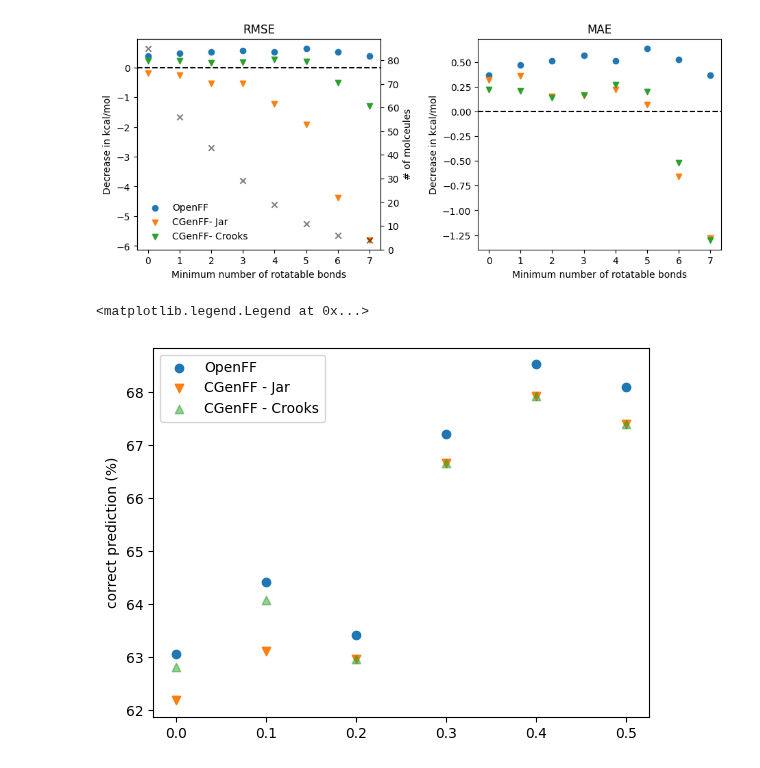
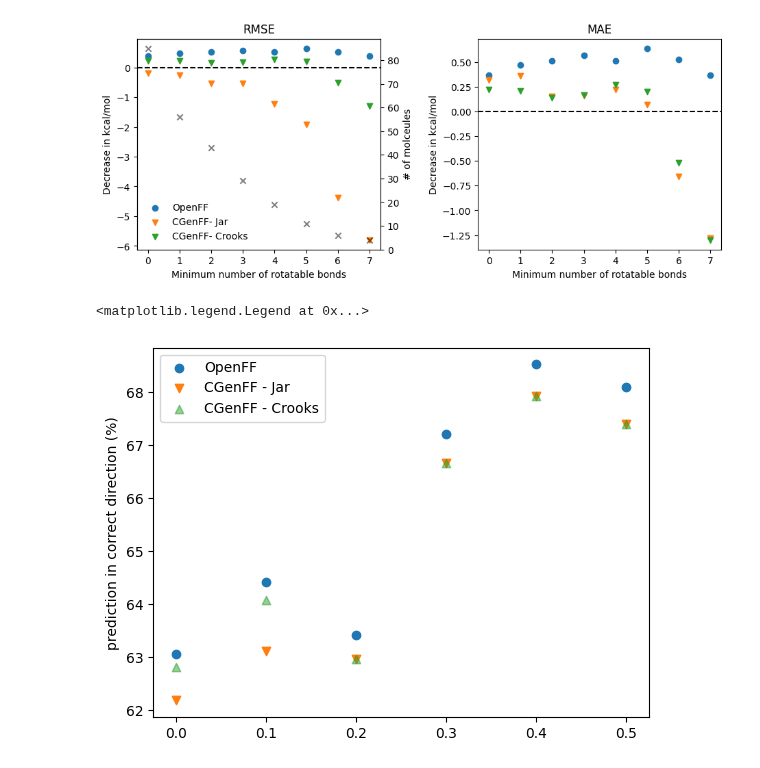
Before and after one commit to JohannesKarwou/notebooks, a Jupyter notebook: combinedDataset.ipynb, the cells around one changed output. Cells and saved outputs as stored; diff of their text form; code cells hidden in the pictures.

```diff
--- a/combinedDataset.ipynb
+++ b/combinedDataset.ipynb
@@ -219,6 +219,7 @@ Requirement already satisfied: Pillow in /usr/local/lib/python3.10/dist-packages
 data["MM-ML"] = np.abs(data["MM-ASFE [kcal/mol]"]-data["ML-ASFE [kcal/mol]"])
 # %%
 data.loc[:, "numRotBonds"] = np.nan
+data.loc[:, "hallkier"] = np.nan
 
 numRotBonds = {}
 for index, row in data.iterrows():
@@ -228,7 +229,9 @@ for index, row in data.iterrows():
       mol = Chem.MolFromSmiles(smi)
       # display(mol)
       rotBonds = rdMolDescriptors.CalcNumRotatableBonds(mol)
+      hallkier = GraphDescriptors.HallKierAlpha(mol)
       data.loc[index, "numRotBonds"] = rotBonds
+      data.loc[index, "hallkier"] = hallkier
       # print(rotBonds)
       try:
           numRotBonds[rotBonds].append(correction)
@@ -339,10 +342,10 @@ for i in range(0,6,1):
 # %%
 fig, ax1 = plt.subplots()
 ax1.scatter(results.keys(),results.values(), label = "OpenFF")
 ax1.scatter(results_cgenff.keys(),results_cgenff.values(),marker ="v", label = "CGenFF - Jar")
 ax1.scatter(results_cgenff_crooks.keys(),results_cgenff_crooks.values(),marker ="^", label = "CGenFF - Crooks",alpha=0.5)
-ax1.set_ylabel("correct prediction (%)")
+ax1.set_ylabel("prediction in correct direction (%)")
 ax1.legend()
 # %% [output]
 <matplotlib.legend.Legend at 0x...>
-[figure, old version]
+[figure, new version]
```
Also changed, not shown: parts of 4 cells of this notebook.
